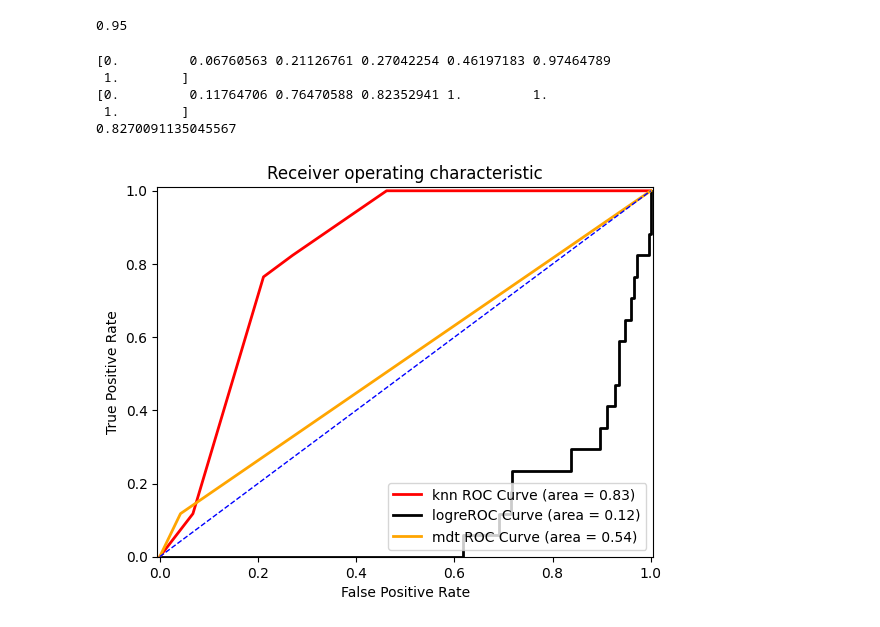
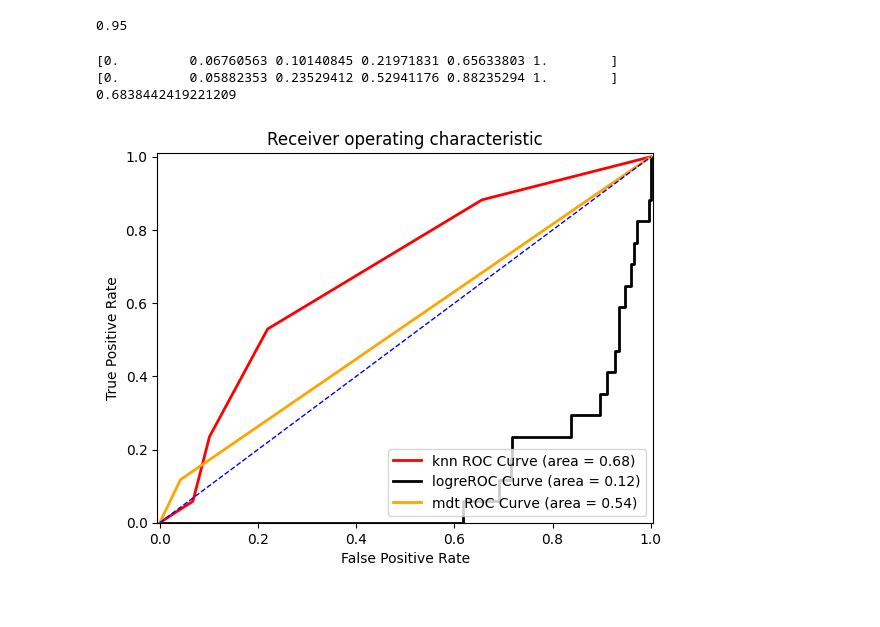
Before and after one commit to ggarci10/twitchdataproject, a Jupyter notebook: final_project_twitch_game_.ipynb, the cells around one changed output. Drawn from its saved outputs; the diff is of its cells as text; code cells hidden in the pictures.

```diff
--- a/final_project_twitch_game_.ipynb
+++ b/final_project_twitch_game_.ipynb
@@ -371,14 +371,14 @@ print(round(logregaccuracy, 2))
 0.95
 # %%
 # Predicting the Binary Label:
-y_predict_lr = my_logreg.predict(X_test)
+y_predict_logreg = my_logreg.predict(X_test)
 
 # Estimating the probability (likelihood) of Each Label:
-y_predict_prob_lr2016 = my_logreg.predict_proba(X_test)
+y_predict_prob_logreg2016 = my_logreg.predict_proba(X_test)
 # %%
 from sklearn import metrics
 
-fprlogreg2016, tprlogreg2016, thresholdslogreg2016 = metrics.roc_curve(y_test, y_predict_prob_lr2016[:,1], pos_label='yes')
+fprlogreg2016, tprlogreg2016, thresholdslogreg2016 = metrics.roc_curve(y_test, y_predict_prob_logreg2016[:,1], pos_label='yes')
 
 print(fprlogreg2016)
 print(tprlogreg2016)
@@ -492,43 +494,41 @@ y_predict_knn = knn.predict(X_test)
 # Estimating the probability (likelihood) of Each Label:
 y_predict_prob_knn2016 = knn.predict_proba(X_test)
 # %%
-fpr2016knn, tpr2016knn, thresholds2016knn = metrics.roc_curve(y_test, y_predict_prob_knn[:,1], pos_label='yes')
+fpr2016knn, tpr2016knn, thresholds2016knn = metrics.roc_curve(y_test, y_predict_prob_knn2016[:,1], pos_label='yes')
 
 print(fpr2016knn)
 print(tpr2016knn)
 AUC2016knn = metrics.auc(fpr2016knn, tpr2016knn)
 print(AUC2016knn)
 
 %matplotlib inline
 
 plt.figure()
 
 # Roc Curve:
 plt.plot(fpr2016knn, tpr2016knn, color='red', lw=2,label='knn ROC Curve (area = %0.2f)' % AUC2016knn)
 plt.plot(fprlogreg2016, tprlogreg2016, color='black', lw=2,label='logreROC Curve (area = %0.2f)' % AUClogreg2016)
 
 
 plt.plot(fprmdt2016, tprmdt2016, color='orange', lw=2, label='mdt ROC Curve (area = %0.2f)' % AUCmdt2016)
 # Random Guess line:
 plt.plot([0, 1], [0, 1], color='blue', lw=1, linestyle='--')
 
 
 
 # Defining The Range of X-Axis and Y-Axis:
 plt.xlim([-0.005, 1.005])
 plt.ylim([0.0, 1.01])
 
 # Labels, Title, Legend:
 plt.xlabel('False Positive Rate')
 plt.ylabel('True Positive Rate')
 plt.title('Receiver operating characteristic')
 plt.legend(loc="lower right")
 
 plt.show()
 # %% [output]
-[0.         0.06760563 0.21126761 0.27042254 0.46197183 0.97464789
- 1.        ]
-[0.         0.11764706 0.76470588 0.82352941 1.         1.
- 1.        ]
-0.8270091135045567
+[0.         0.06760563 0.10140845 0.21971831 0.65633803 1.        ]
+[0.         0.05882353 0.23529412 0.52941176 0.88235294 1.        ]
+0.6838442419221209
-[figure, old version]
+[figure, new version]
```
Also changed, not shown: parts of 2 cells of this notebook.
